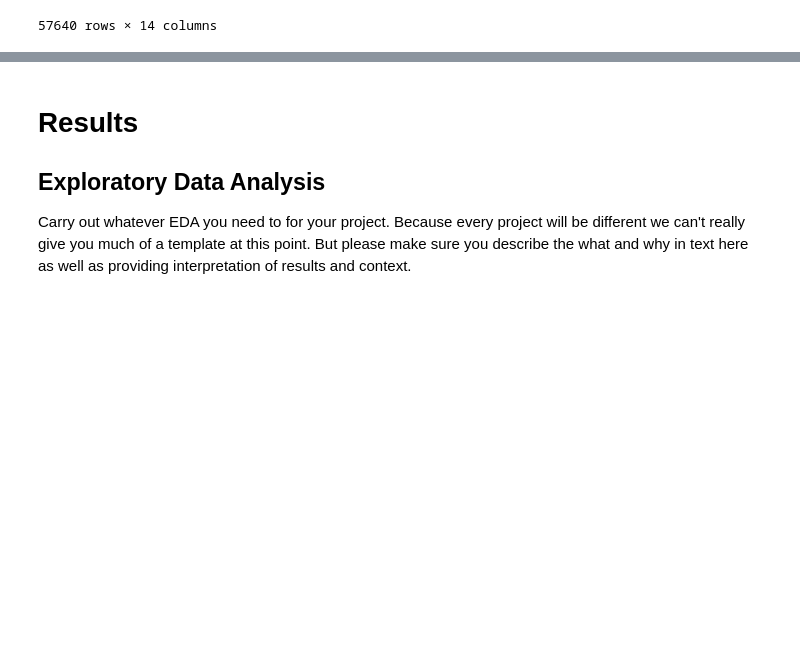
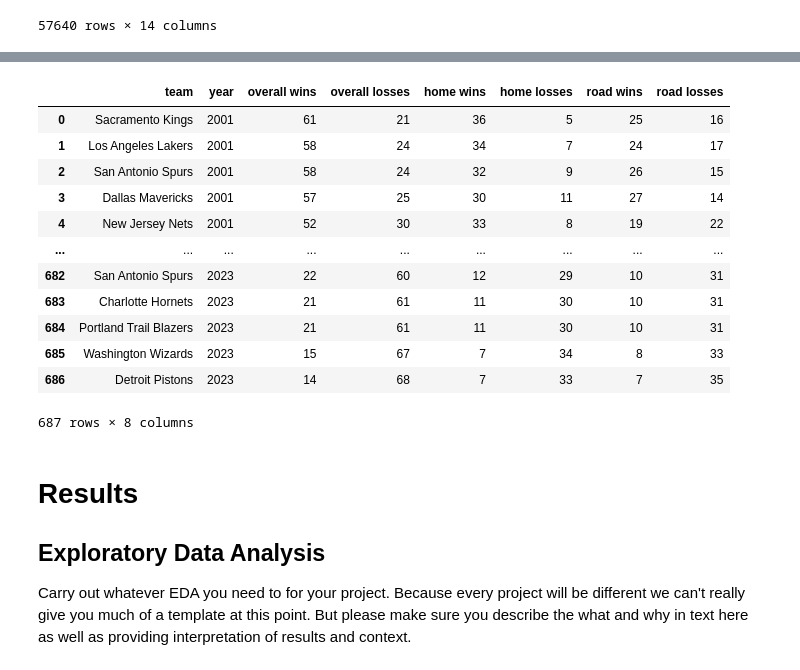
Before and after one commit to katieki/COGS108-Group159-FA24, a Jupyter notebook: EDACheckpoint_Group159-FA24.ipynb, the cells around one changed output, grey strips where cells are left out. Saved outputs shown, nothing was run; the diff lists cells and outputs as text; code cells hidden in the pictures; blank space fills up the shorter version.

Commit message:
Clean nba_standings dataset

```diff
--- a/EDACheckpoint_Group159-FA24.ipynb
+++ b/EDACheckpoint_Group159-FA24.ipynb
@@ -132,0 +137,3 @@ df_nba_elo
+# %%
+df_nba_standings = df_nba_standings.drop(['Rk', 'E', 'W', 'Pre', 'Post', '?3', '?10'], axis = 1)
+df_nba_standings
@@ -133,3 +154,30 @@ df_nba_elo
+# %%
+# Split Overall, Home, and Road columns into Wins and Losses
+df_nba_standings[['Overall Wins', 'Overall Losses']] = df_nba_standings['Overall'].str.split('-', expand=True).astype(int)
+df_nba_standings[['Home Wins', 'Home Losses']] = df_nba_standings['Home'].str.split('-', expand=True).astype(int)
+df_nba_standings[['Road Wins', 'Road Losses']] = df_nba_standings['Road'].str.split('-', expand=True).astype(int)
+
+# Drop the original Overall, Home, and Road columns
+df_nba_standings = df_nba_standings.drop(columns=['Overall', 'Home', 'Road'])
+# %%
+# Lowercase all column names
+df_nba_standings.columns = df_nba_standings.columns.str.lower()
+# %%
+df_nba_standings
+# %% [output]
+|  | team | year | overall wins | overall losses | home wins | home losses | road wins | road losses |
+| 0 | Sacramento Kings | 2001 | 61 | 21 | 36 | 5 | 25 | 16 |
+| 1 | Los Angeles Lakers | 2001 | 58 | 24 | 34 | 7 | 24 | 17 |
+| 2 | San Antonio Spurs | 2001 | 58 | 24 | 32 | 9 | 26 | 15 |
+| 3 | Dallas Mavericks | 2001 | 57 | 25 | 30 | 11 | 27 | 14 |
+| 4 | New Jersey Nets | 2001 | 52 | 30 | 33 | 8 | 19 | 22 |
+| ... | ... | ... | ... | ... | ... | ... | ... | ... |
+| 682 | San Antonio Spurs | 2023 | 22 | 60 | 12 | 29 | 10 | 31 |
+| 683 | Charlotte Hornets | 2023 | 21 | 61 | 11 | 30 | 10 | 31 |
+| 684 | Portland Trail Blazers | 2023 | 21 | 61 | 11 | 30 | 10 | 31 |
+| 685 | Washington Wizards | 2023 | 15 | 67 | 7 | 34 | 8 | 33 |
+| 686 | Detroit Pistons | 2023 | 14 | 68 | 7 | 33 | 7 | 35 |
+687 rows × 8 columns
 # %% [markdown]
 # Results
 
```
Also changed, not shown: parts of 3 cells of this notebook.
